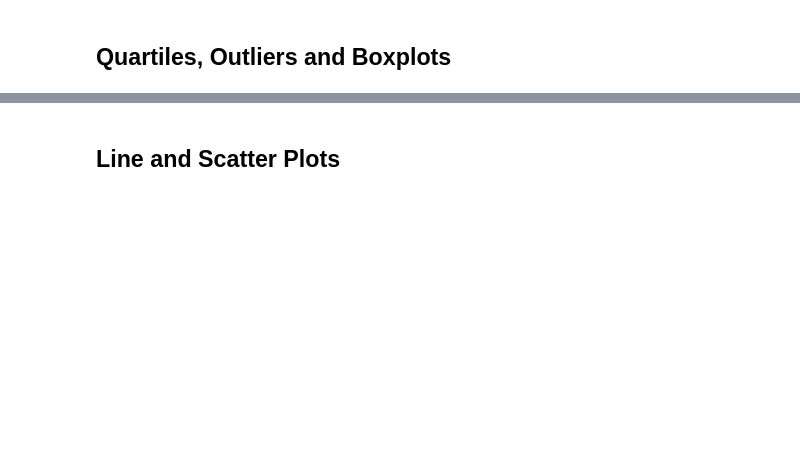
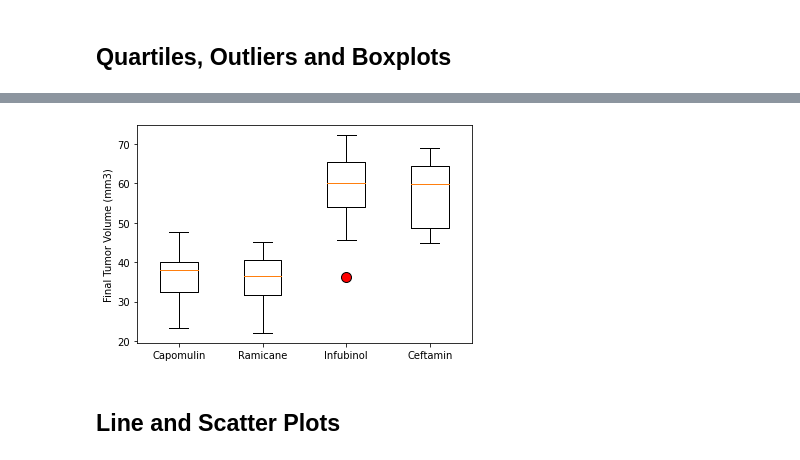
Before and after one commit to nealp1910/HW05-Matplotlib, a Jupyter notebook: Pymaceuticals/pymaceuticals_starter_guided.ipynb, the cells around one changed output, grey strips where cells are left out. Drawn from its saved outputs; the diff is of its cells as text; code cells hidden in the pictures; blank space fills up the shorter version.

```diff
--- a/Pymaceuticals/pymaceuticals_starter_guided.ipynb
+++ b/Pymaceuticals/pymaceuticals_starter_guided.ipynb
@@ -211,28 +214,17 @@ plt.ylabel
 # %%
 # Put treatments into a list for for loop (and later for plot labels)
+treatments = ['Capomulin', 'Ramicane', 'Infubinol', 'Ceftamin']
 # More information should be provided about this part since it is confusing and difficult.
 # Part of this is similar to Day3 but **the suggestions make more sense** if you know you are doing
 # this so so you have 4 lists contained inside a list bc this is used to generate the boxplot in the next cell.
 
+# Create empty list to fill with tumor vol data (for plotting)
+tumor_vol_data = []
 
-# Create empty list to fill with tumor vol data (for plotting)
+# Locate the rows which contain mice on each drug and get the tumor volumes
+for treatment in treatments:
+    regimen_vol = timepoint_dataset.loc[timepoint_dataset['Drug Regimen'] == treatment]
+    tumor_vol = regimen_vol['Tumor Volume (mm3)']
+    tumor_vol_data.append(tumor_vol)
 
-
-# Calculate the IQR and quantitatively determine if there are any potential outliers.
-
-
-    # Locate the rows which contain mice on each drug and get the tumor volumes
-
-
-    # add subset
-
-
-    # Determine outliers using upper and lower bounds
-
-
-
-
-
-
-# Print results of each drugs outliers - results printed don't need to look pretty.  See below.
-# Note:  in the output below:  '31   36.32346' is series index 31 and value 36.32346.  There is only one outlier.
+#tumor_vol_data
@@ -239,4 +277,12 @@ plt.ylabel
 # %%
 # Generate a box plot of the final tumor volume of each mouse across four regimens of interest
+
+fig, ax = plt.subplots()
+flierprops = dict(marker = 'o', markerfacecolor = 'red', markersize = 10)
+ax.boxplot(tumor_vol_data, labels = treatments, flierprops = flierprops);
+ax.set_ylabel("Final Tumor Volume (mm3)")
+plt.show()
+# %% [output]
+[figure, added]
 # %% [markdown]
 ## Line and Scatter Plots
```
Also changed, not shown: parts of 10 cells of this notebook.
